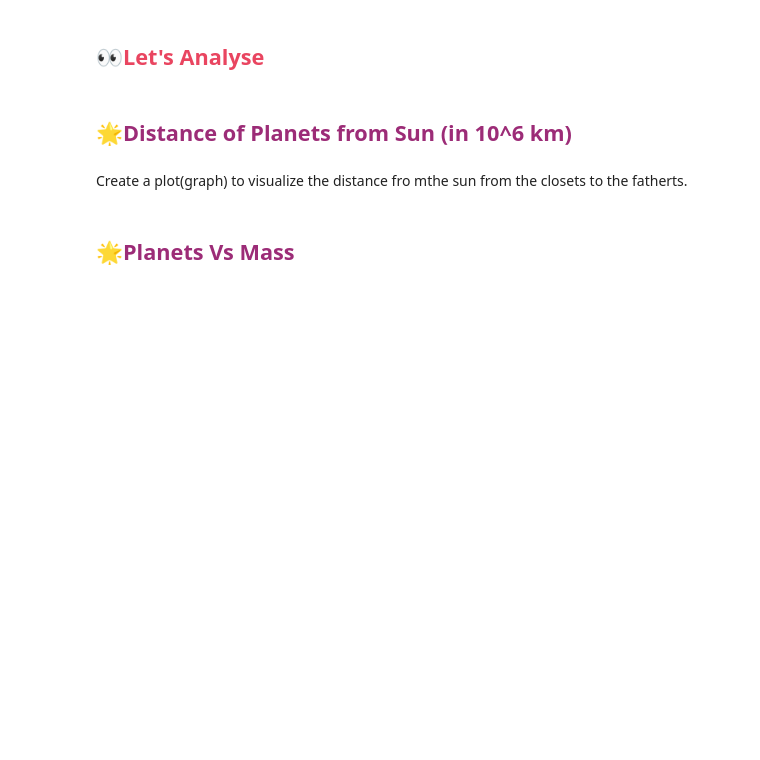
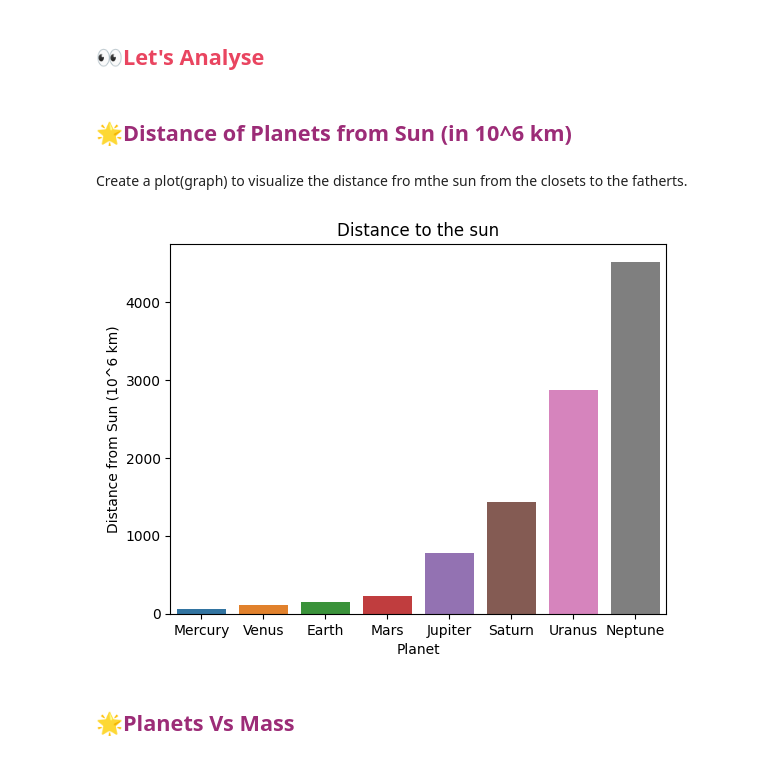
Before and after one commit to LuisMCota/upy3, a Jupyter notebook: Unit1/Pre-processing/Unit_1_Data_Preprocessing.ipynb, the cells around one changed output. Drawn from its saved outputs; the diff is of its cells as text; code cells hidden in the pictures; blank space fills up the shorter version.

```diff
--- a/Unit1/Pre-processing/Unit_1_Data_Preprocessing.ipynb
+++ b/Unit1/Pre-processing/Unit_1_Data_Preprocessing.ipynb
@@ -295,2 +293,10 @@ Create a plot(graph) to visualize the distance fro mthe sun from the closets to
+# %%
+# Crea a plot a NICE one with labels, title
+def plotsss(x,y,title):
+    sns.barplot(x = x, y = y)
+    plt.title(title)
+plotsss(planets['Planet'], planets['Distance from Sun (10^6 km)'], 'Distance to the sun')
+# %% [output]
+[figure, added]
 # %% [markdown]
 ## **<span style="color:#9C2C77;">🌟Planets Vs Mass </span>**
```
Also changed, not shown: parts of 4 cells of this notebook.
